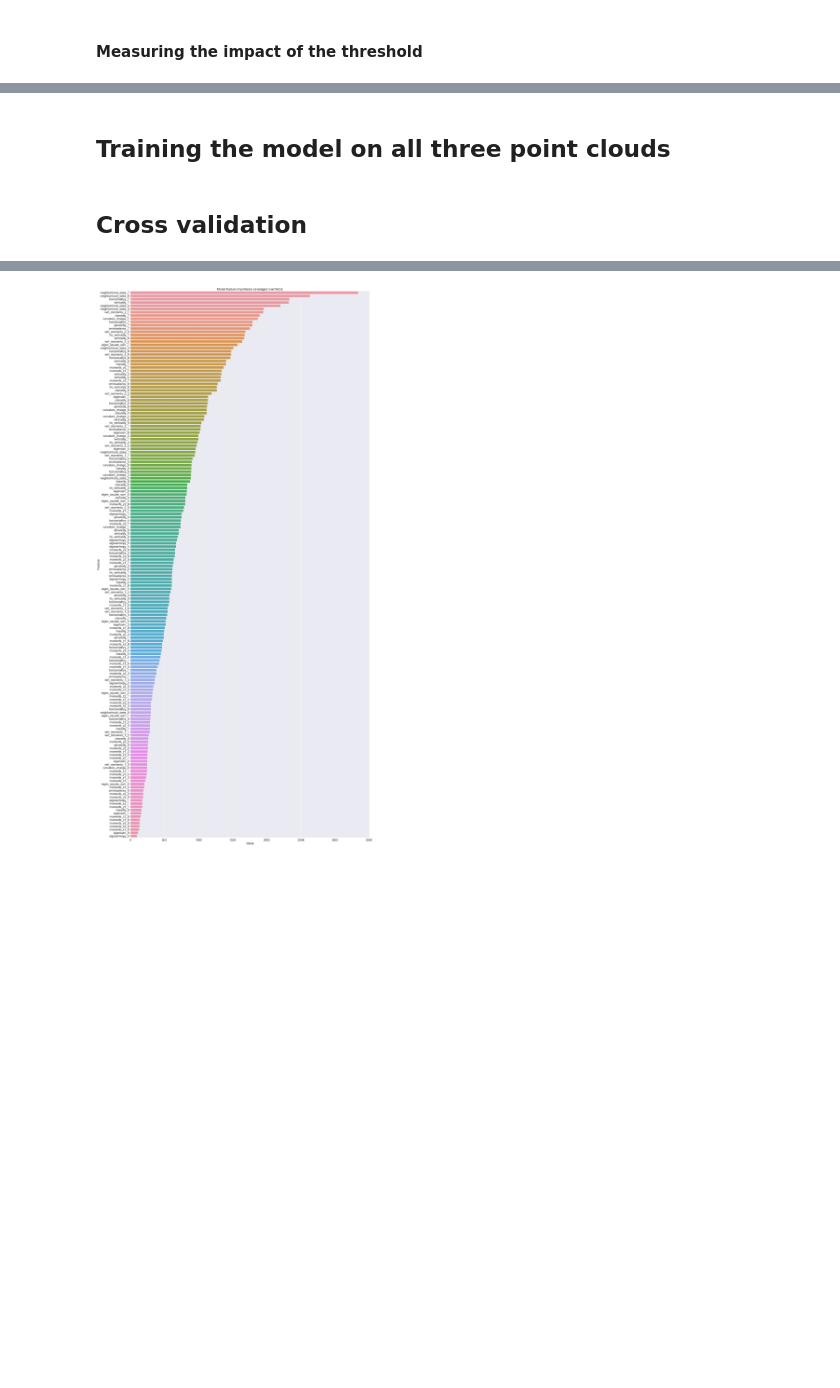
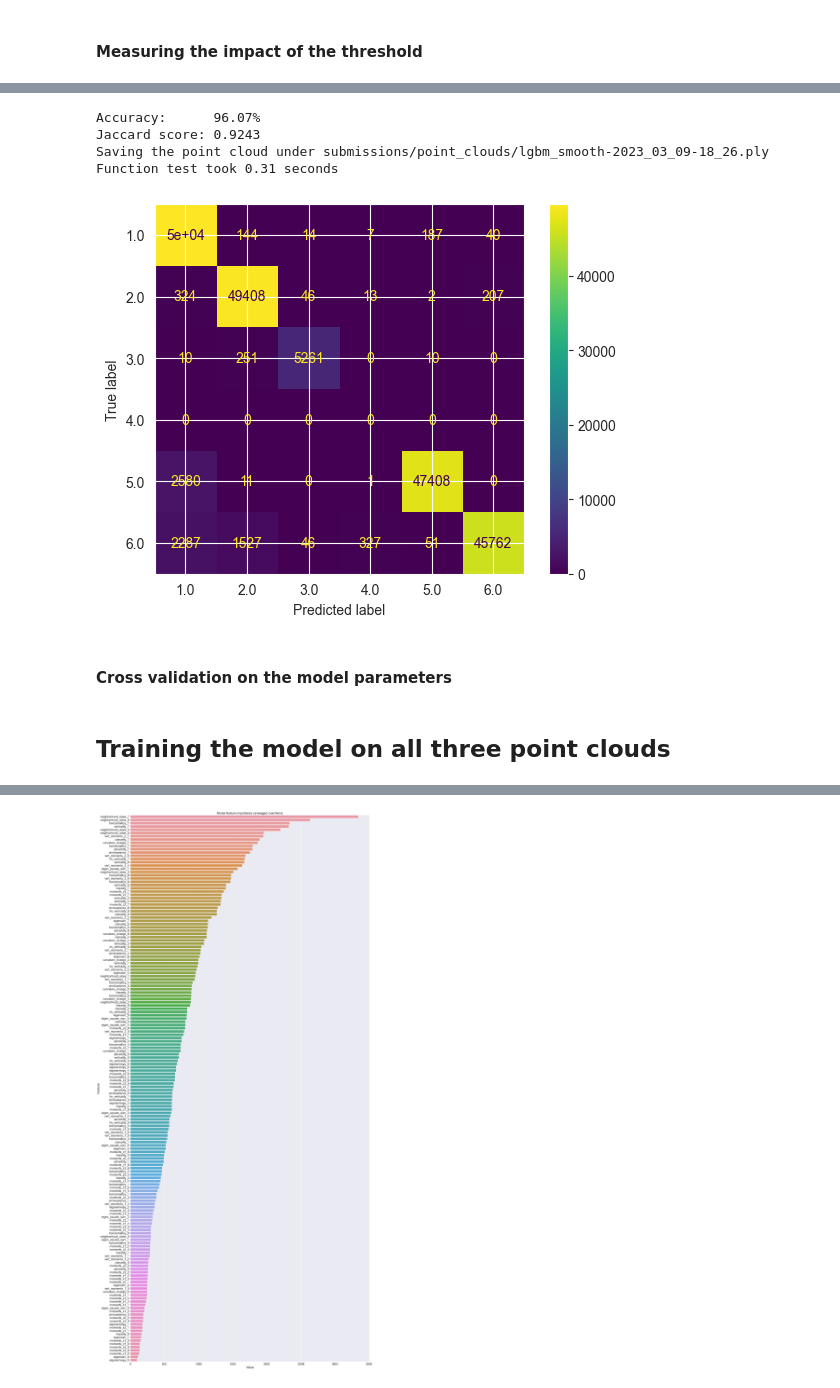
Before and after one commit to aubin-tchoi/npm3d, a Jupyter notebook: mini_challenge/mini_challenge_subsampling.ipynb, the cells around one changed output, grey strips where cells are left out. Cells and saved outputs as stored; diff of their text form; code cells hidden in the pictures; blank space fills up the shorter version.

```diff
--- a/mini_challenge/mini_challenge_subsampling.ipynb
+++ b/mini_challenge/mini_challenge_subsampling.ipynb
@@ -42,7 +42,7 @@ def choose_model(model: str):
     if model == "sklearn":
         return RandomForestClassifier()
     elif model == "lgbm":
-        return LGBMClassifier(num_leaves=217)
+        return LGBMClassifier(num_leaves=167, reg_lambda=0.1)
     elif model == "xgboost":
         return XGBClassifier()
     else:
@@ -515,0 +502,22 @@ Wall time: 43min 45s
+# %%
+prediction = clf.predict(X_val)
+aggregated_features = features_extractor.aggregate_features(X_val)
+smooth_labels(
+    test_point_cloud,
+    prediction,
+    0.2,
+    len(features_extractor.label_names),
+    aggregated_features[:, 2],
+    aggregated_features[:, 5],
+    aggregated_features[:, 13],
+    aggregated_features[:, 15],
+    aggregated_features[:, 20],
+    verbose=True,
+    thresholds={
+        "omnivariance": 30,
+        "planarity": 75,
+        "neighborhood_size": 300,
+        "moment_x_sq": 500,
+        "moment_y_sq": 500,
+    }
+)
@@ -515,0 +542,15 @@ Wall time: 43min 45s
+# %%
+test(
+    prediction,
+    y_val,
+    test_point_cloud,
+    file_path=f"submissions/point_clouds/{model_name}_smooth-{datetime.now().strftime('%Y_%m_%d-%H_%M')}.ply",
+)
+# %% [output]
+Accuracy:      96.07%
+Jaccard score: 0.9243
+Saving the point cloud under submissions/point_clouds/lgbm_smooth-2023_03_09-18_26.ply
+Function test took 0.31 seconds
+[figure, added]
+# %% [markdown]
+#### Cross validation on the model parameters
@@ -516,4 +588,2 @@ Wall time: 43min 45s
 # %% [markdown]
 ## Training the model on all three point clouds
-# %% [markdown]
-## Cross validation
```
Also changed, not shown: parts of 13 cells of this notebook.
